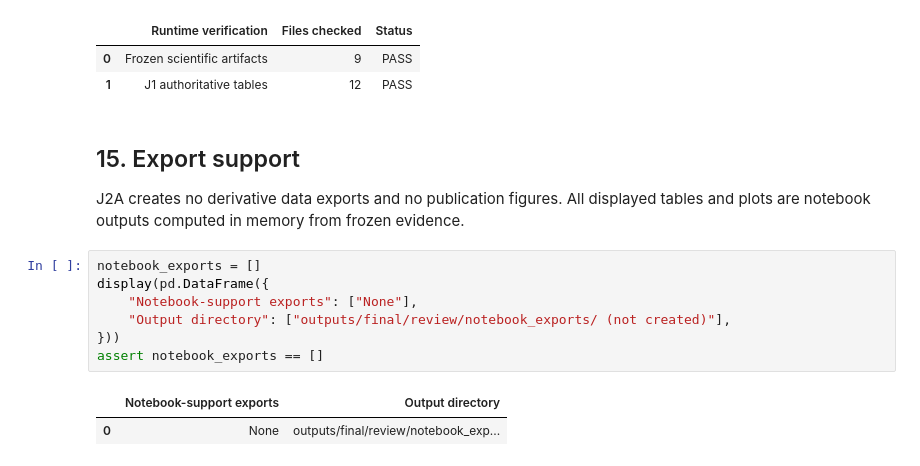
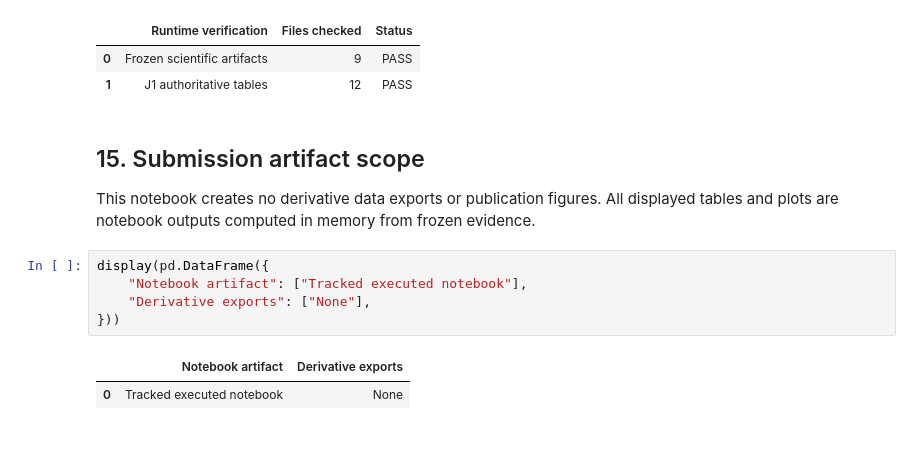
Before and after one commit to mzsh0608/EEEM068_LSA_Melanoma, a Jupyter notebook: notebooks/02_results_analysis.ipynb, the cells around one changed output. Cells and saved outputs as stored; diff of their text form.

```diff
--- a/notebooks/02_results_analysis.ipynb
+++ b/notebooks/02_results_analysis.ipynb
@@ -677,16 +677,14 @@ display(pd.DataFrame({
 | 0 | Frozen scientific artifacts | 9 | PASS |
 | 1 | J1 authoritative tables | 12 | PASS |
 # %% [markdown]
-## 15. Export support
+## 15. Submission artifact scope
 
-J2A creates no derivative data exports and no publication figures. All displayed tables and plots are notebook outputs computed in memory from frozen evidence.
+This notebook creates no derivative data exports or publication figures. All displayed tables and plots are notebook outputs computed in memory from frozen evidence.
 # %%
-notebook_exports = []
 display(pd.DataFrame({
-    "Notebook-support exports": ["None"],
-    "Output directory": ["outputs/final/review/notebook_exports/ (not created)"],
+    "Notebook artifact": ["Tracked executed notebook"],
+    "Derivative exports": ["None"],
 }))
-assert notebook_exports == []
 # %% [output]
-|  | Notebook-support exports | Output directory |
-| 0 | None | outputs/final/review/notebook_exp... |
+|  | Notebook artifact | Derivative exports |
+| 0 | Tracked executed notebook | None |
```
Also changed, not shown: parts of 1 cell of this notebook, 17 other files.
